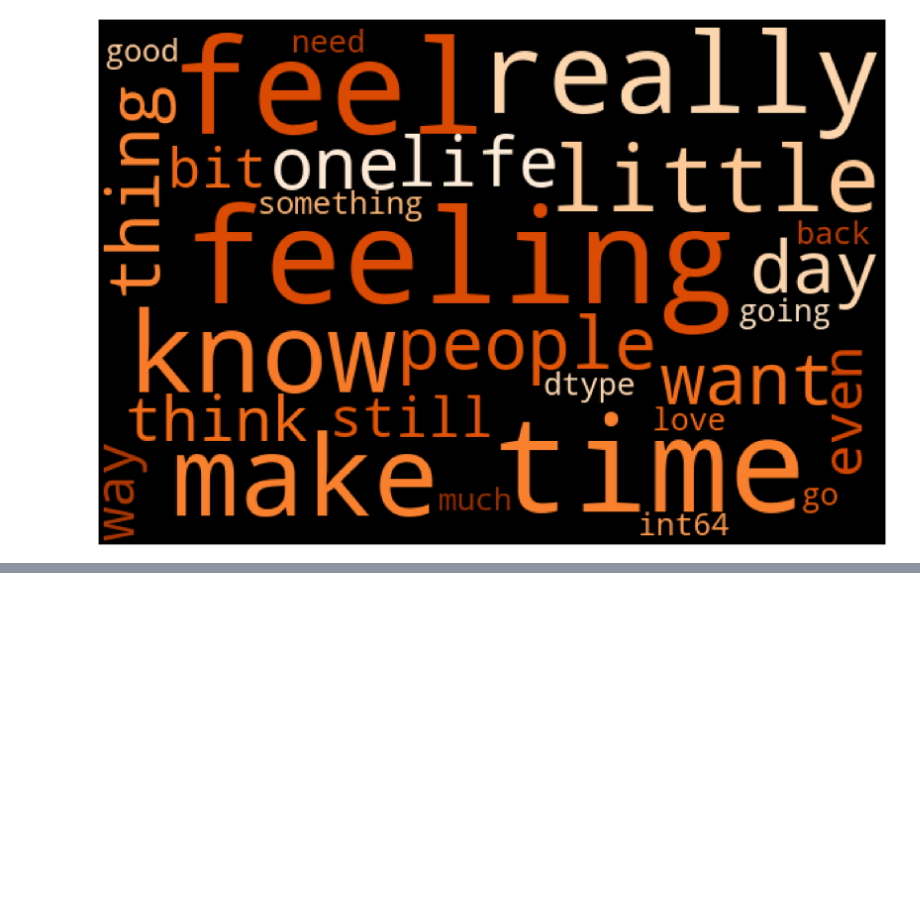
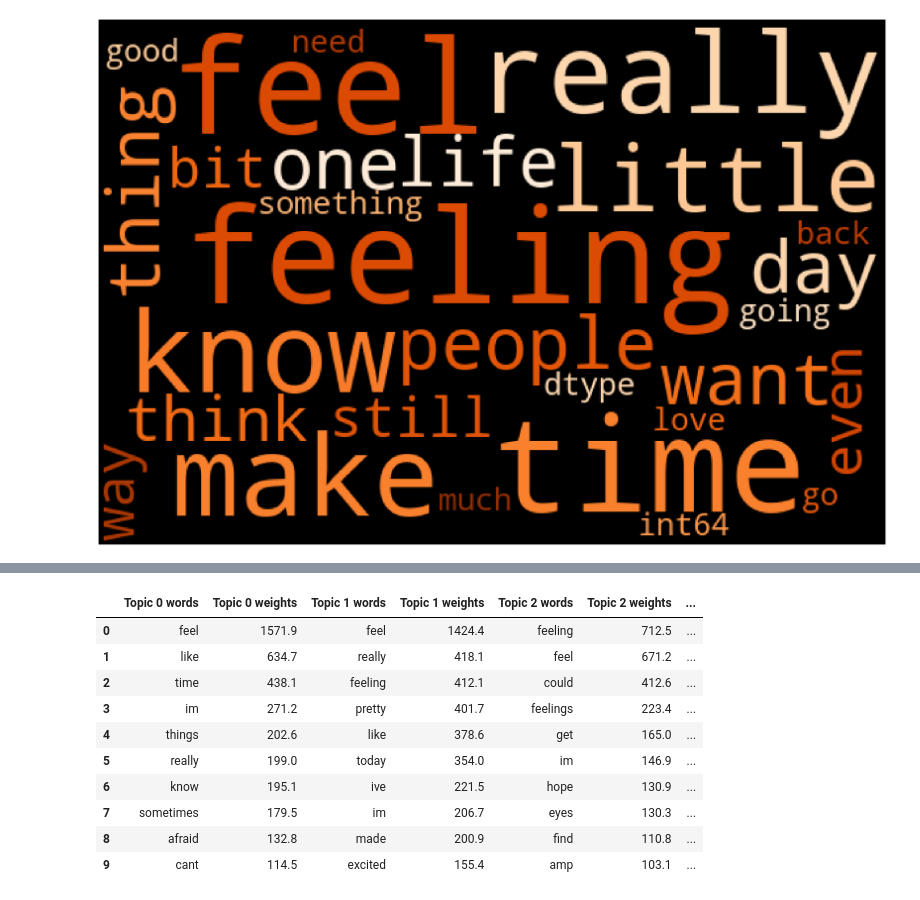
Before and after one commit to sijan67/OMOU, a Jupyter notebook: DataAnalysis/Data_preprocess_and_analysis.ipynb, the cells around one changed output, grey strips where cells are left out. Saved outputs shown, nothing was run; the diff lists cells and outputs as text; code cells hidden in the pictures; blank space fills up the shorter version.

Commit message:
Did topic modelling

```diff
--- a/DataAnalysis/Data_preprocess_and_analysis.ipynb
+++ b/DataAnalysis/Data_preprocess_and_analysis.ipynb
@@ -296,3 +296,20 @@ plt.axis('off')
 plt.show()
 # %% [output]
 [figure]
+# %%
+#transform text to vector form
+vectorizer = CountVectorizer(max_df=0.9, min_df=25, token_pattern='\w+|\$[\d\.]+|\S+')
+
+# apply transformation
+tf = vectorizer.fit_transform(datasentiment['Text']).toarray()
+
+# tf_feature_names represents what word each column in the matric represents
+tf_feature_names = vectorizer.get_feature_names()
+# %%
+from sklearn.decomposition import LatentDirichletAllocation
+
+number_of_topics = 10
+
+model = LatentDirichletAllocation(n_components=number_of_topics, random_state=0)
+# %%
+model.fit(tf)
@@ -298,0 +324,24 @@ plt.show()
+# %%
+def display_topics(model, feature_names, no_top_words):
+    topic_dict = {}
+    for topic_idx, topic in enumerate(model.components_):
+        topic_dict["Topic %d words" % (topic_idx)]= ['{}'.format(feature_names[i])
+                        for i in topic.argsort()[:-no_top_words - 1:-1]]
+        topic_dict["Topic %d weights" % (topic_idx)]= ['{:.1f}'.format(topic[i])
+                        for i in topic.argsort()[:-no_top_words - 1:-1]]
+    return pd.DataFrame(topic_dict)
+# %%
+no_top_words = 10
+display_topics(model, tf_feature_names, no_top_words)
+# %% [output]
+|  | Topic 0 words | Topic 0 weights | Topic 1 words | Topic 1 weights | Topic 2 words | Topic 2 weights | ... |
+| 0 | feel | 1571.9 | feel | 1424.4 | feeling | 712.5 | ... |
+| 1 | like | 634.7 | really | 418.1 | feel | 671.2 | ... |
+| 2 | time | 438.1 | feeling | 412.1 | could | 412.6 | ... |
+| 3 | im | 271.2 | pretty | 401.7 | feelings | 223.4 | ... |
+| 4 | things | 202.6 | like | 378.6 | get | 165.0 | ... |
+| 5 | really | 199.0 | today | 354.0 | im | 146.9 | ... |
+| 6 | know | 195.1 | ive | 221.5 | hope | 130.9 | ... |
+| 7 | sometimes | 179.5 | im | 206.7 | eyes | 130.3 | ... |
+| 8 | afraid | 132.8 | made | 200.9 | find | 110.8 | ... |
+| 9 | cant | 114.5 | excited | 155.4 | amp | 103.1 | ... |
```
Also changed, not shown: parts of 33 cells of this notebook.
